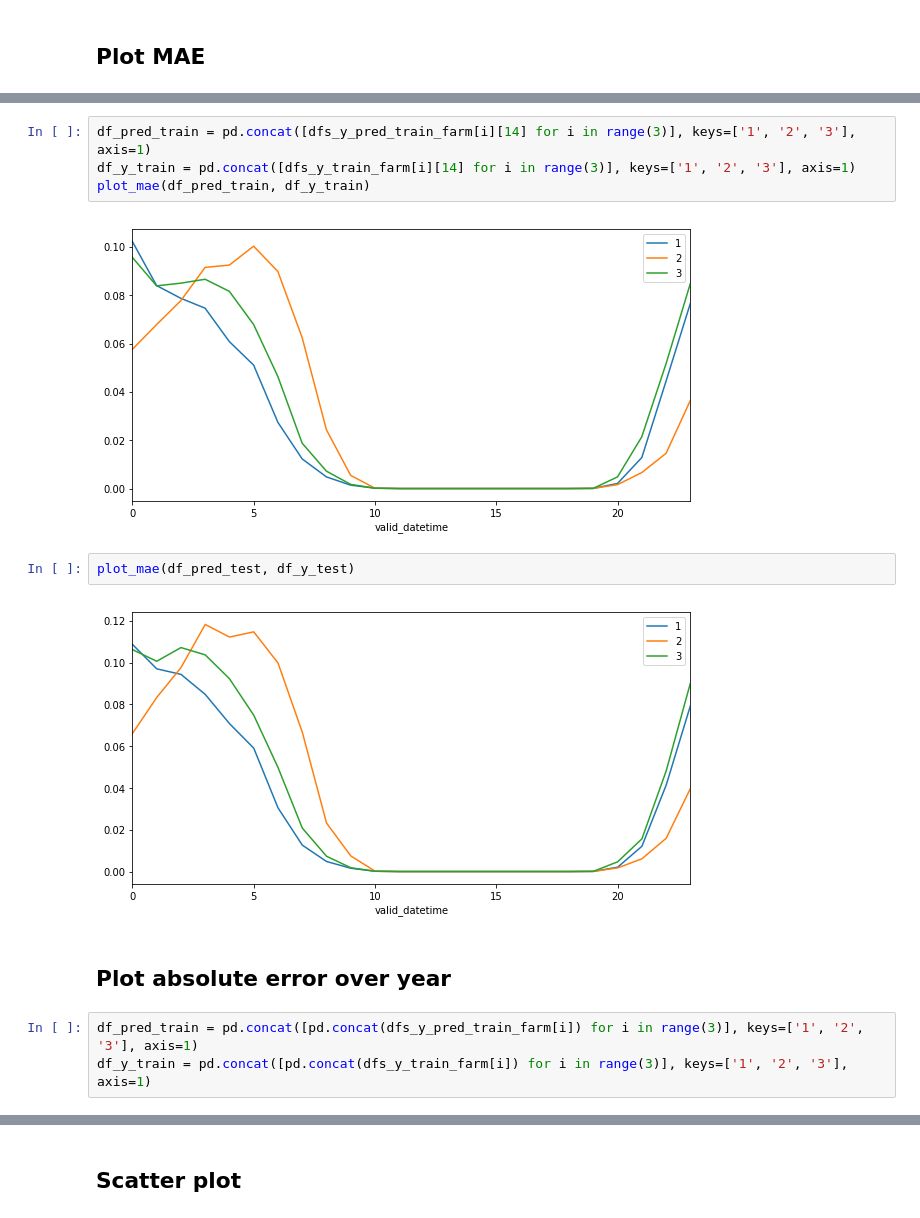
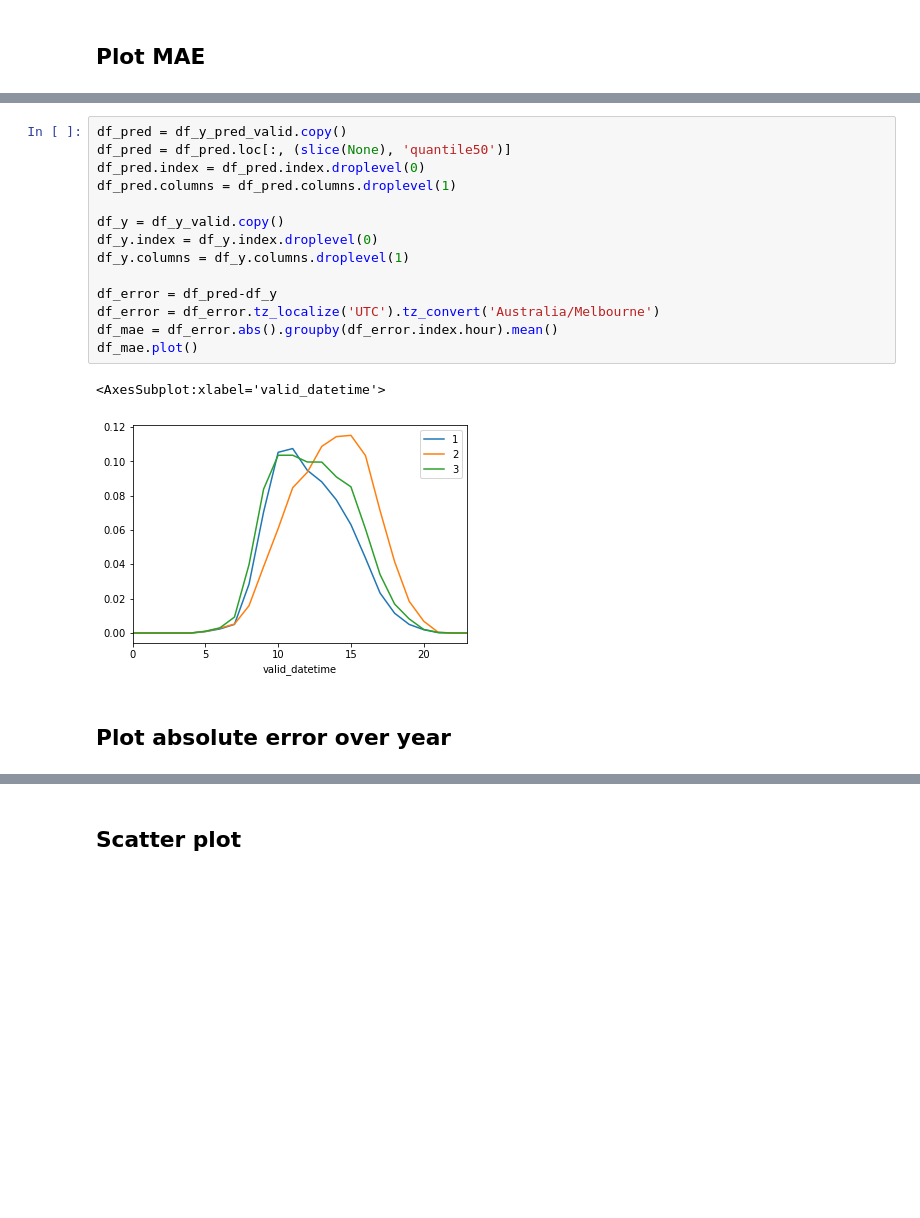
Before and after one commit to greenlytics/mqe-forecast, a Jupyter notebook: notebooks/nb-evaluate-forecast-gefcom2014-solar.ipynb, the cells around one changed output, grey strips where cells are left out. Cells and saved outputs as stored; diff of their text form; blank space fills up the shorter version.

```diff
--- a/notebooks/nb-evaluate-forecast-gefcom2014-solar.ipynb
+++ b/notebooks/nb-evaluate-forecast-gefcom2014-solar.ipynb
@@ -109,16 +104,20 @@ def plot_mae(df_pred, df_y):
-# %%
-df_pred_train = pd.concat([dfs_y_pred_train_farm[i][14] for i in range(3)], keys=['1', '2', '3'], axis=1)
-df_y_train = pd.concat([dfs_y_train_farm[i][14] for i in range(3)], keys=['1', '2', '3'], axis=1)
-plot_mae(df_pred_train, df_y_train)
-# %% [output]
-[figure, removed]
-# %%
-plot_mae(df_pred_test, df_y_test)
-# %% [output]
-[figure, removed]
+# %%
+df_pred = df_y_pred_valid.copy()
+df_pred = df_pred.loc[:, (slice(None), 'quantile50')]
+df_pred.index = df_pred.index.droplevel(0)
+df_pred.columns = df_pred.columns.droplevel(1)
+
+df_y = df_y_valid.copy()
+df_y.index = df_y.index.droplevel(0)
+df_y.columns = df_y.columns.droplevel(1)
+
+df_error = df_pred-df_y
+df_error = df_error.tz_localize('UTC').tz_convert('Australia/Melbourne')
+df_mae = df_error.abs().groupby(df_error.index.hour).mean()
+df_mae.plot()
+# %% [output]
+<AxesSubplot:xlabel='valid_datetime'>
+[figure, added]
 # %% [markdown]
 ## Plot absolute error over year
-# %%
-df_pred_train = pd.concat([pd.concat(dfs_y_pred_train_farm[i]) for i in range(3)], keys=['1', '2', '3'], axis=1)
-df_y_train = pd.concat([pd.concat(dfs_y_train_farm[i]) for i in range(3)], keys=['1', '2', '3'], axis=1)
 # %%
```
Also changed, not shown: parts of 28 cells of this notebook, 9 other files.
